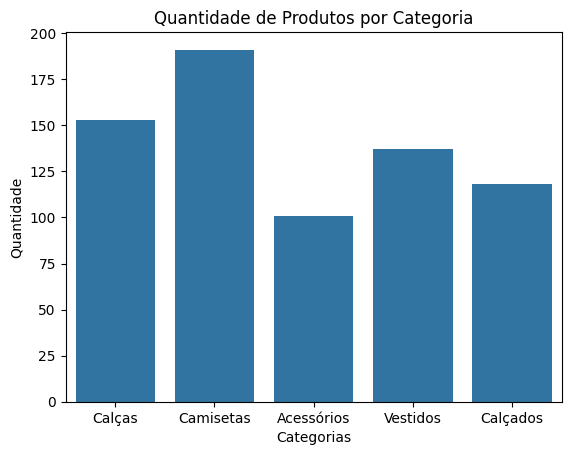
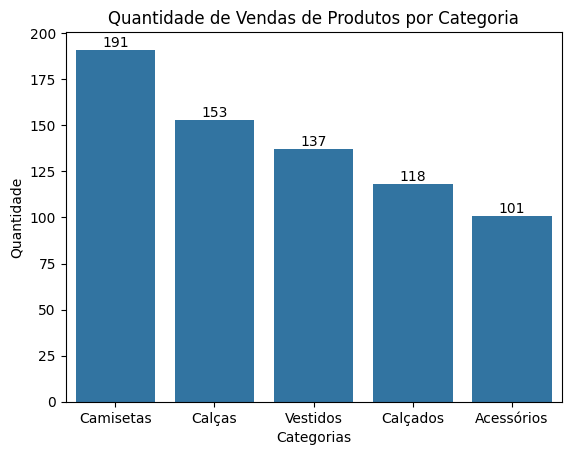
The change to this notebook cell's code, shown as a diff; its figure went from the first image to the second:
--- before
+++ after
@@ -2,6 +2,7 @@
 # Crie um grafico que mostre a quantidade de pedidos por categoria de produto.
 # Coloque um titulo no grafico e nomes nos eixos.
-grafico = sns.countplot(data=df,x="categoria_produto");
-grafico.set_title("Quantidade de Produtos por Categoria");
+grafico = sns.countplot(data=df,x=df["categoria_produto"],order=df["categoria_produto"].value_counts().index);
+grafico.bar_label(grafico.containers[0])
+grafico.set_title("Quantidade de Vendas de Produtos por Categoria");
 grafico.set_ylabel("Quantidade");
 grafico.set_xlabel("Categorias");

Commit: feat: adiciona gráficos, heatmap e análises detalhadas